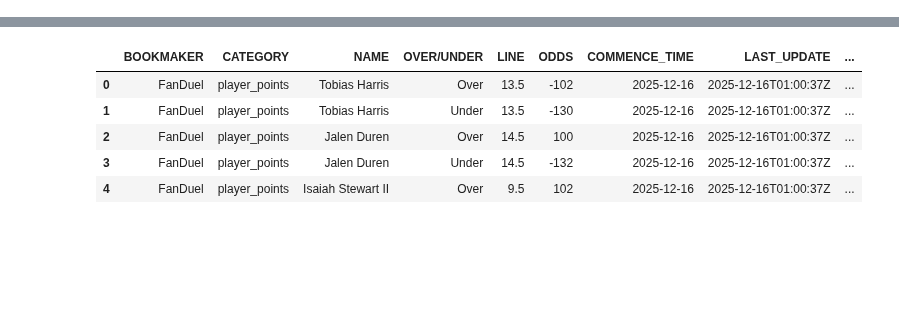
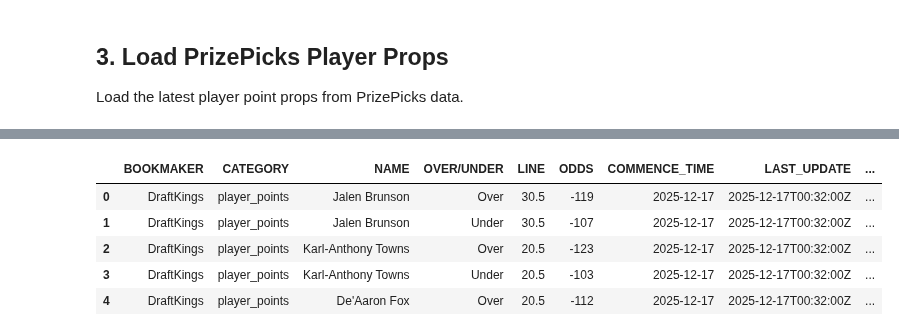
Before and after one commit to spon7ge/NBA-Prop-Predictor, a Jupyter notebook: src/points_model/production_underdog.ipynb, the cells around one changed output, grey strips where cells are left out. Drawn from its saved outputs; the diff is of its cells as text; code cells hidden in the pictures; blank space fills up the shorter version.

```diff
--- a/src/points_model/production_underdog.ipynb
+++ b/src/points_model/production_underdog.ipynb
@@ -48,3 +59,7 @@ Updated 4 teams with questionable players
+# %% [markdown]
+## 3. Load PrizePicks Player Props
+
+Load the latest player point props from PrizePicks data.
 # %%
 today = datetime.today().strftime('%Y%m%d')
 current_date = datetime.now().strftime('%Y-%m-%d')
@@ -58,10 +73,6 @@ def get_latest_file(pattern):
 us_file = get_latest_file(f'NBA_US_{today}*.csv')
 dfs_file = get_latest_file(f'NBA_DFS_{today}*.csv')
 
-if us_file is None:
-    raise FileNotFoundError(f"No NBA_US file found for {today}")
-if dfs_file is None:
-    raise FileNotFoundError(f"No NBA_DFS file found for {today}")
 
 us_df = pd.read_csv(us_file)
 us_points = us_df[us_df['CATEGORY'] == 'player_points'].copy()
@@ -69,11 +80,8 @@ us_points = us_df[us_df['CATEGORY'] == 'player_points'].copy()
 dfs_df = pd.read_csv(dfs_file)
 prizepicks_lines = dfs_df[dfs_df['BOOKMAKER'] == 'Underdog'].copy()
 pp_points = prizepicks_lines[prizepicks_lines['CATEGORY'] == 'player_points'].copy()
-print(f"Found {len(pp_points)//2} PrizePicks player point props")
 
-print(f"DFS earliest pull: {dfs_df['DATA_PULLED_AT'].min()}")
 print(f"DFS latest pull: {dfs_df['DATA_PULLED_AT'].max()}")
-print(f"US earliest pull: {us_df['DATA_PULLED_AT'].min()}")
 print(f"US latest pull: {us_df['DATA_PULLED_AT'].max()}")
 us_df.head()
 # %% [output]
@@ -85,7 +90,7 @@ US latest pull: 2025-12-15 17:01:43
 |  | BOOKMAKER | CATEGORY | NAME | OVER/UNDER | LINE | ODDS | COMMENCE_TIME | LAST_UPDATE | ... |
-| 0 | FanDuel | player_points | Tobias Harris | Over | 13.5 | -102 | 2025-12-16 | 2025-12-16T01:00:37Z | ... |
-| 1 | FanDuel | player_points | Tobias Harris | Under | 13.5 | -130 | 2025-12-16 | 2025-12-16T01:00:37Z | ... |
-| 2 | FanDuel | player_points | Jalen Duren | Over | 14.5 | 100 | 2025-12-16 | 2025-12-16T01:00:37Z | ... |
-| 3 | FanDuel | player_points | Jalen Duren | Under | 14.5 | -132 | 2025-12-16 | 2025-12-16T01:00:37Z | ... |
-| 4 | FanDuel | player_points | Isaiah Stewart II | Over | 9.5 | 102 | 2025-12-16 | 2025-12-16T01:00:37Z | ... |
+| 0 | DraftKings | player_points | Jalen Brunson | Over | 30.5 | -119 | 2025-12-17 | 2025-12-17T00:32:00Z | ... |
+| 1 | DraftKings | player_points | Jalen Brunson | Under | 30.5 | -107 | 2025-12-17 | 2025-12-17T00:32:00Z | ... |
+| 2 | DraftKings | player_points | Karl-Anthony Towns | Over | 20.5 | -123 | 2025-12-17 | 2025-12-17T00:32:00Z | ... |
+| 3 | DraftKings | player_points | Karl-Anthony Towns | Under | 20.5 | -103 | 2025-12-17 | 2025-12-17T00:32:00Z | ... |
+| 4 | DraftKings | player_points | De'Aaron Fox | Over | 20.5 | -112 | 2025-12-17 | 2025-12-17T00:32:00Z | ... |
 # %%
```
Also changed, not shown: parts of 13 cells of this notebook, 17 other files.
